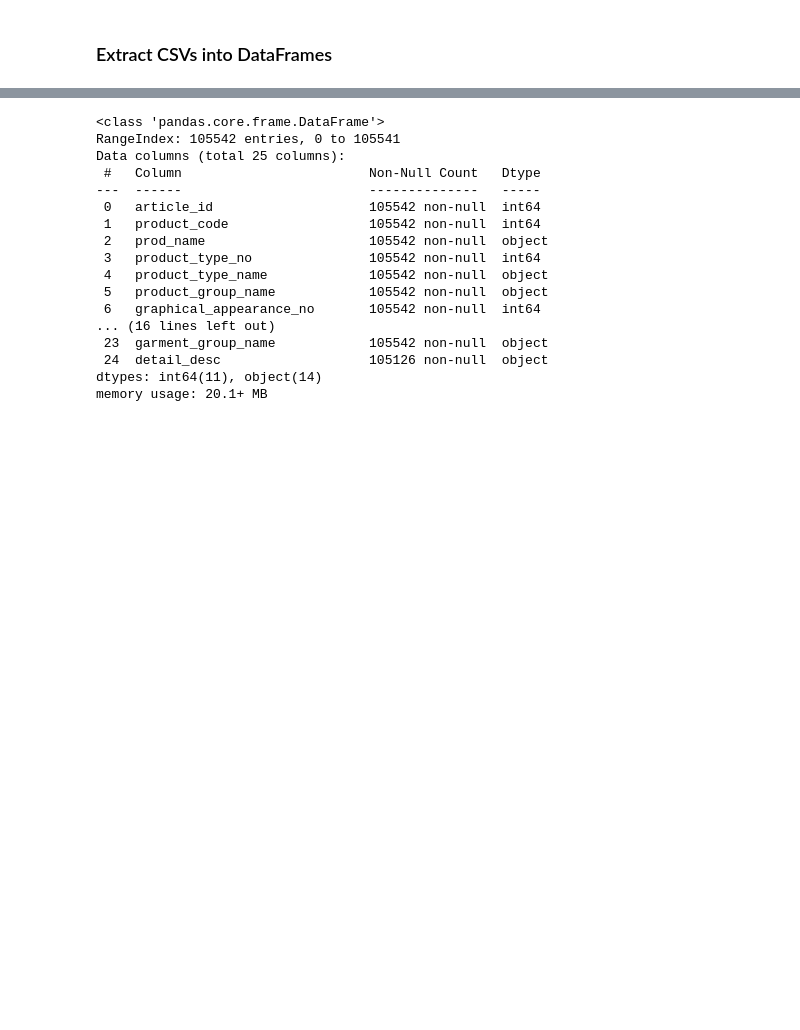
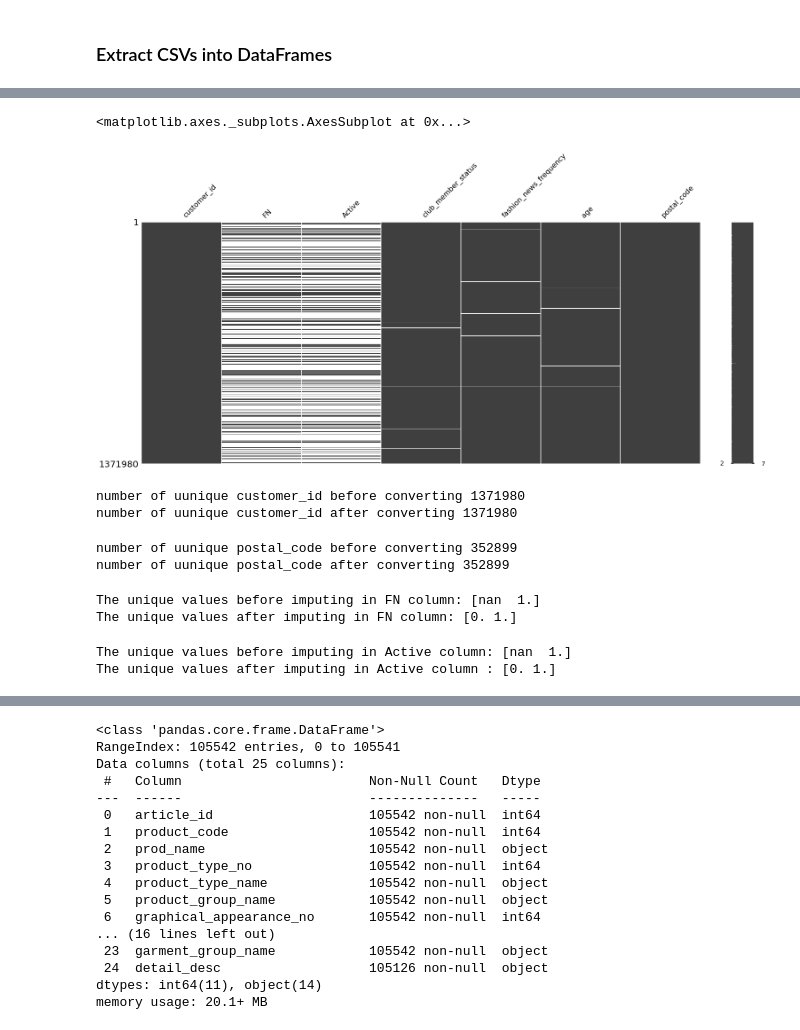
Before and after one commit to CarlaLorenteAnon/project-2, a Jupyter notebook: cleaning.ipynb, the cells around one changed output, grey strips where cells are left out. Drawn from its saved outputs; the diff is of its cells as text; code cells hidden in the pictures; blank space fills up the shorter version.

```diff
--- a/cleaning.ipynb
+++ b/cleaning.ipynb
@@ -8,0 +48,5 @@ from zipfile import ZipFile
+# %%
+msno.matrix(customers_df)
+# %% [output]
+<matplotlib.axes._subplots.AxesSubplot at 0x...>
+[figure, added]
@@ -8,0 +57,34 @@ from zipfile import ZipFile
+# %%
+#converting customer_id to int type
+print(f'number of uunique customer_id before converting {customers_df["customer_id"].nunique()}')
+customers_df['customer_id']= customers_df['customer_id'].apply(id_inting)
+print(f'number of uunique customer_id after converting {customers_df["customer_id"].nunique()}')
+# %% [output]
+number of uunique customer_id before converting 1371980
+number of uunique customer_id after converting 1371980
+# %%
+#converting postal_code to int type
+print(f'number of uunique postal_code before converting {customers_df["postal_code"].nunique()}')
+customers_df['postal_code']= customers_df['postal_code'].apply(id_inting)
+print(f'number of uunique postal_code after converting {customers_df["postal_code"].nunique()}')
+# %% [output]
+number of uunique postal_code before converting 352899
+number of uunique postal_code after converting 352899
+# %%
+#Fill null value of FN column
+print(f"The unique values before imputing in FN column: {customers_df['FN'].unique()}")
+customers_df['FN'].fillna(0.0 ,inplace=True)
+customers_df["FN"].replace("Not_interested",0.0,inplace=True)
+print(f"The unique values after imputing in FN column: {customers_df['FN'].unique()}")
+# %% [output]
+The unique values before imputing in FN column: [nan  1.]
+The unique values after imputing in FN column: [0. 1.]
+# %%
+#Fill null value of Active column
+print(f"The unique values before imputing in Active column: {customers_df['Active'].unique()}")
+customers_df['Active'].fillna(0.0 ,inplace=True)
+customers_df["Active"].replace("Not_interested",0.0,inplace=True)
+print(f"The unique values after imputing in Active column : {customers_df['Active'].unique()}")
+# %% [output]
+The unique values before imputing in Active column: [nan  1.]
+The unique values after imputing in Active column : [0. 1.]
```
Also changed, not shown: parts of 60 cells of this notebook.
